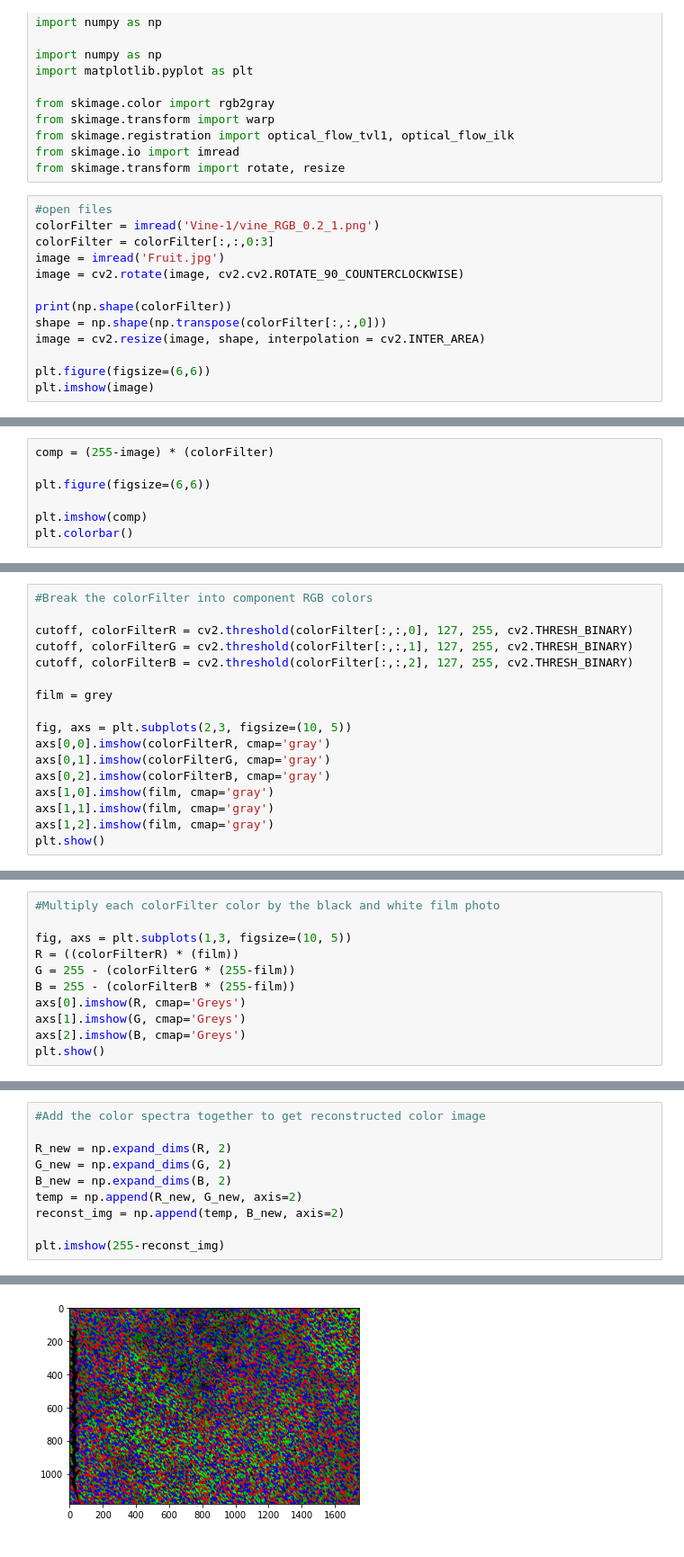
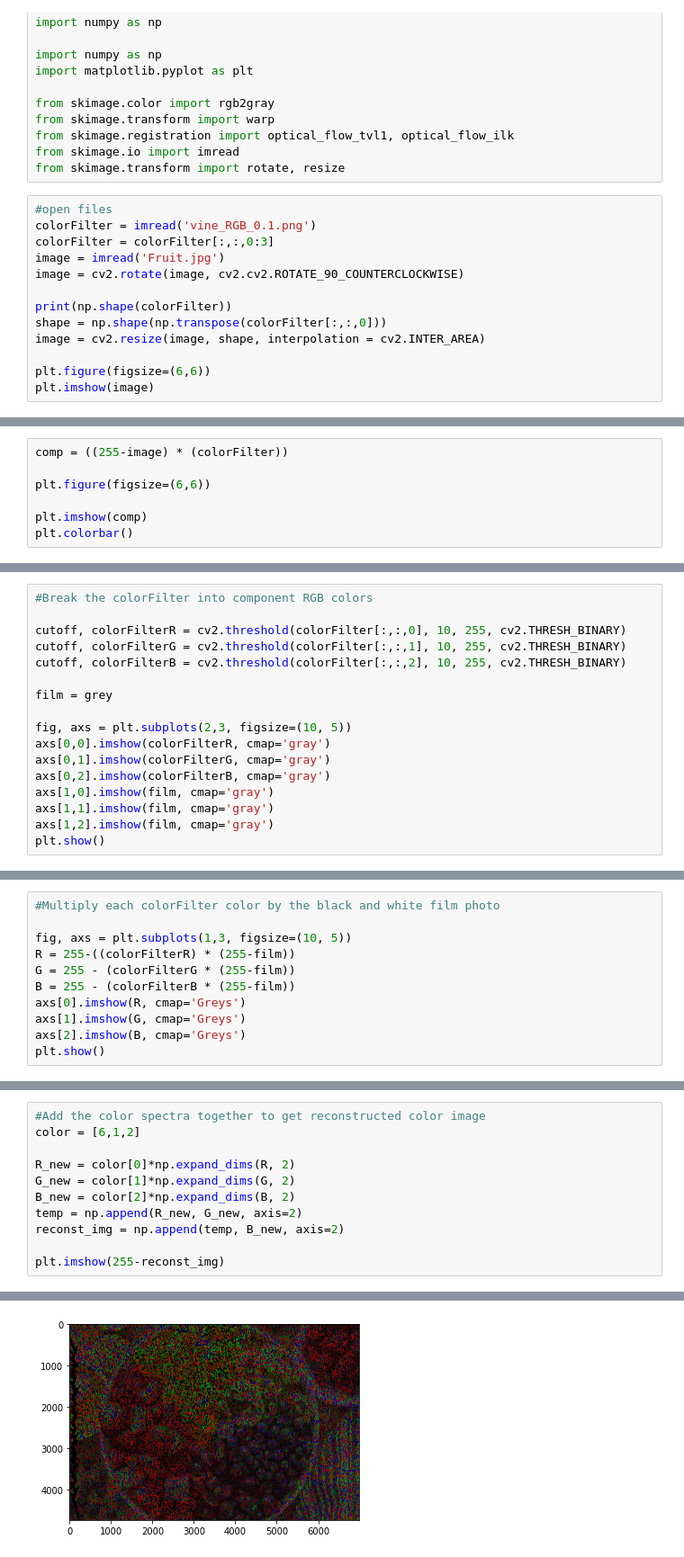
Before and after one commit to Leviticoos/Digichrome, a Jupyter notebook: Film Maker.ipynb, the cells around one changed output, grey strips where cells are left out. Shown: that part at 90% size. Saved outputs shown, nothing was run; the diff lists cells and outputs as text.

```diff
--- a/Film Maker.ipynb
+++ b/Film Maker.ipynb
@@ -14,7 +14,7 @@ from skimage.io import imread
 from skimage.transform import rotate, resize
 # %%
 #open files
-colorFilter = imread('Vine-1/vine_RGB_0.2_1.png')
+colorFilter = imread('vine_RGB_0.1.png')
 colorFilter = colorFilter[:,:,0:3]
 image = imread('Fruit.jpg')
 image = cv2.rotate(image, cv2.cv2.ROTATE_90_COUNTERCLOCKWISE)
@@ -38,5 +38,5 @@ plt.imshow(colorFilter)
 # %%
-comp = (255-image) * (colorFilter)
+comp = ((255-image) * (colorFilter))
 
 plt.figure(figsize=(6,6))
 
@@ -57,9 +57,9 @@ True
 # %%
 #Break the colorFilter into component RGB colors
 
-cutoff, colorFilterR = cv2.threshold(colorFilter[:,:,0], 127, 255, cv2.THRESH_BINARY)
-cutoff, colorFilterG = cv2.threshold(colorFilter[:,:,1], 127, 255, cv2.THRESH_BINARY)
-cutoff, colorFilterB = cv2.threshold(colorFilter[:,:,2], 127, 255, cv2.THRESH_BINARY)
+cutoff, colorFilterR = cv2.threshold(colorFilter[:,:,0], 10, 255, cv2.THRESH_BINARY)
+cutoff, colorFilterG = cv2.threshold(colorFilter[:,:,1], 10, 255, cv2.THRESH_BINARY)
+cutoff, colorFilterB = cv2.threshold(colorFilter[:,:,2], 10, 255, cv2.THRESH_BINARY)
 
 film = grey
 
@@ -77,7 +77,7 @@ plt.show()
 #Multiply each colorFilter color by the black and white film photo
 
 fig, axs = plt.subplots(1,3, figsize=(10, 5))
-R = ((colorFilterR) * (film))
+R = 255-((colorFilterR) * (255-film))
 G = 255 - (colorFilterG * (255-film))
 B = 255 - (colorFilterB * (255-film))
 axs[0].imshow(R, cmap='Greys')
@@ -89,13 +89,14 @@ plt.show()
 # %%
 #Add the color spectra together to get reconstructed color image
+color = [6,1,2]
 
-R_new = np.expand_dims(R, 2)
-G_new = np.expand_dims(G, 2)
-B_new = np.expand_dims(B, 2)
+R_new = color[0]*np.expand_dims(R, 2)
+G_new = color[1]*np.expand_dims(G, 2)
+B_new = color[2]*np.expand_dims(B, 2)
 temp = np.append(R_new, G_new, axis=2)
 reconst_img = np.append(temp, B_new, axis=2)
 
 plt.imshow(255-reconst_img)
 # %% [output]
 <matplotlib.image.AxesImage at 0x...>
-[figure, old version]
+[figure, new version]
```
Also changed, not shown: parts of 6 cells of this notebook, 6 other files.
